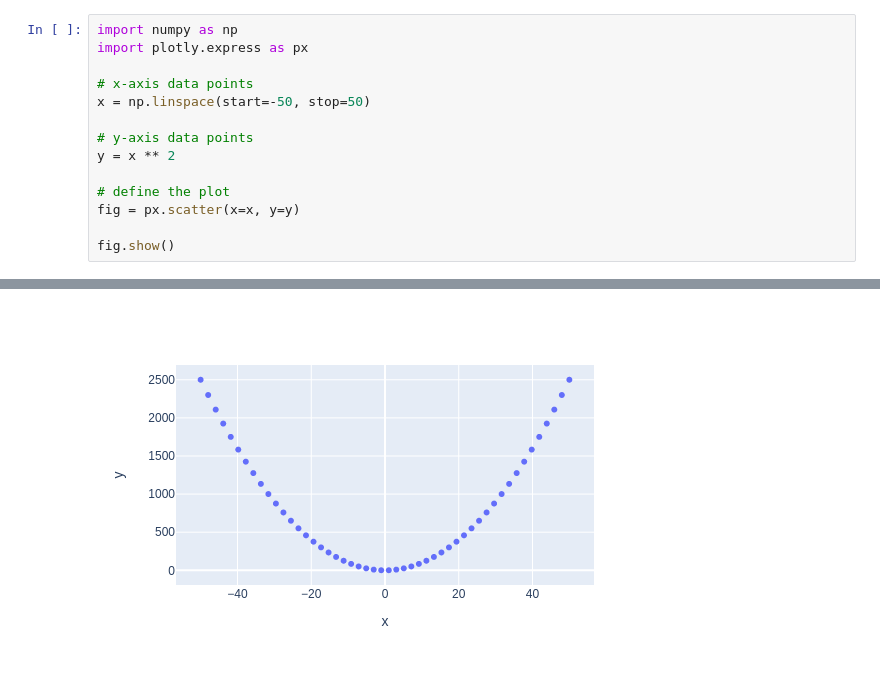
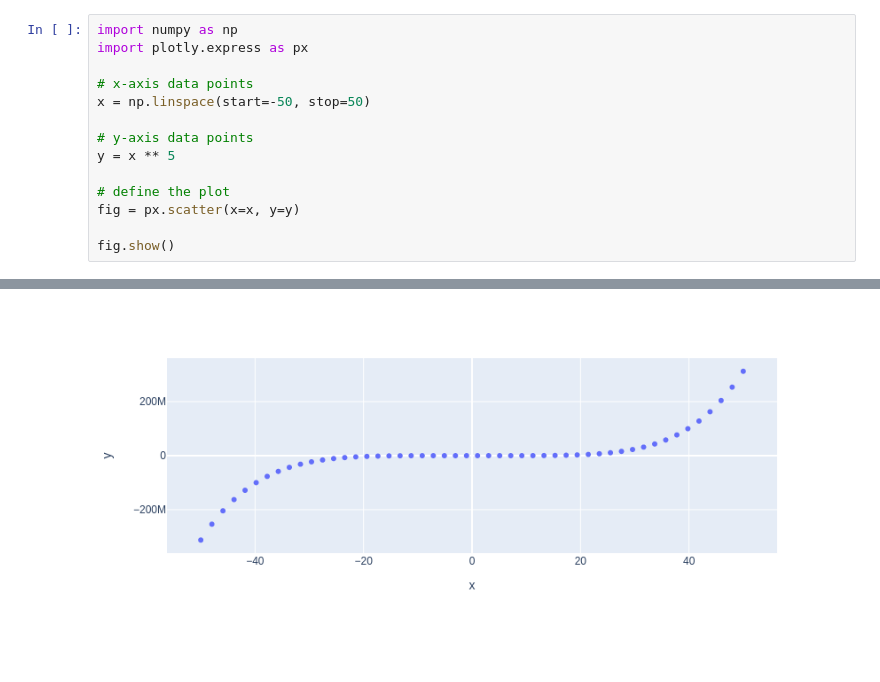
Before and after one commit to sureshgaikwad/my-notebooks-repo, a Jupyter notebook: experiment1.ipynb, the cells around one changed output, grey strips where cells are left out. Cells and saved outputs as stored; diff of their text form; blank space fills up the shorter version.

```diff
--- a/experiment1.ipynb
+++ b/experiment1.ipynb
@@ -6,7 +6,7 @@ import plotly.express as px
 x = np.linspace(start=-50, stop=50)
 
 # y-axis data points
-y = x ** 2
+y = x ** 5
 
 # define the plot
 fig = px.scatter(x=x, y=y)
@@ -17 +16 @@ fig.show()
-[figure, old version]
+[figure, new version]
```
Also changed, not shown: parts of 1 cell of this notebook.
